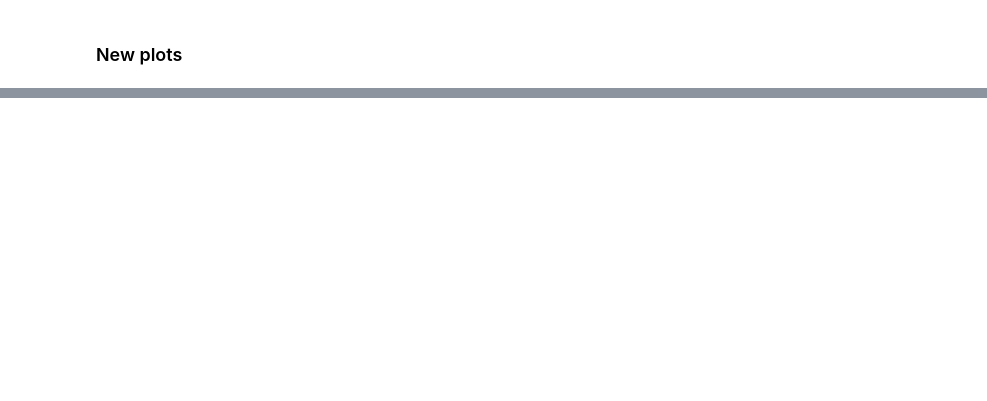
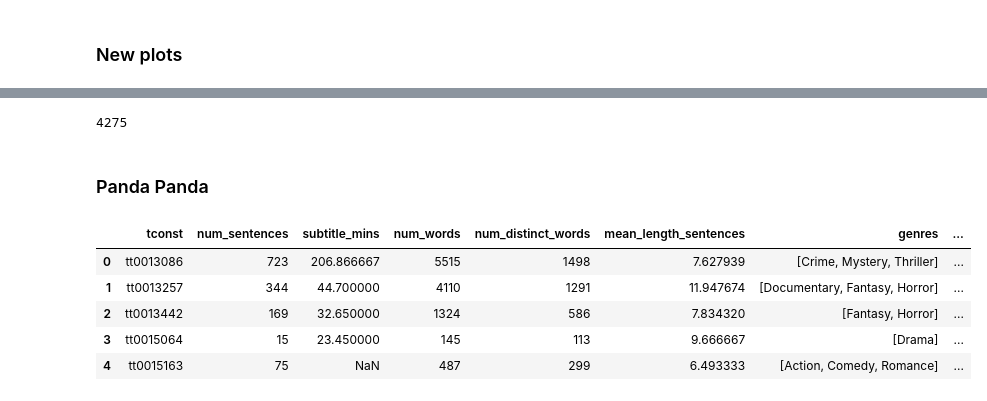
Before and after one commit to Xabitsuki/adamax, a Jupyter notebook: X-tasks.ipynb, the cells around one changed output, grey strips where cells are left out. Cells and saved outputs as stored; diff of their text form; code cells hidden in the pictures; blank space fills up the shorter version.

```diff
--- a/X-tasks.ipynb
+++ b/X-tasks.ipynb
@@ -428,0 +344,2 @@ sp_0 = spark.read('')
+# %%
+df_bas0d = df_bas0.select('tconst','genres','runtimeMinutes')
@@ -428,0 +350,4 @@ sp_0 = spark.read('')
+# %%
+df_j0 = df_st0d.join(other=df_bas0d,
+                      on='tconst',
+                      how='inner')
@@ -428,0 +369,6 @@ sp_0 = spark.read('')
+# %%
+df_j1.count()
+# %% [output]
+4275
+# %% [markdown]
+### Panda Panda
@@ -428,0 +377,9 @@ sp_0 = spark.read('')
+# %%
+df_pd.head()
+# %% [output]
+|  | tconst | num_sentences | subtitle_mins | num_words | num_distinct_words | mean_length_sentences | genres | ... |
+| 0 | tt0013086 | 723 | 206.866667 | 5515 | 1498 | 7.627939 | [Crime, Mystery, Thriller] | ... |
+| 1 | tt0013257 | 344 | 44.700000 | 4110 | 1291 | 11.947674 | [Documentary, Fantasy, Horror] | ... |
+| 2 | tt0013442 | 169 | 32.650000 | 1324 | 586 | 7.834320 | [Fantasy, Horror] | ... |
+| 3 | tt0015064 | 15 | 23.450000 | 145 | 113 | 9.666667 | [Drama] | ... |
+| 4 | tt0015163 | 75 | NaN | 487 | 299 | 6.493333 | [Action, Comedy, Romance] | ... |
```
Also changed, not shown: parts of 61 cells of this notebook, 2 other files.
